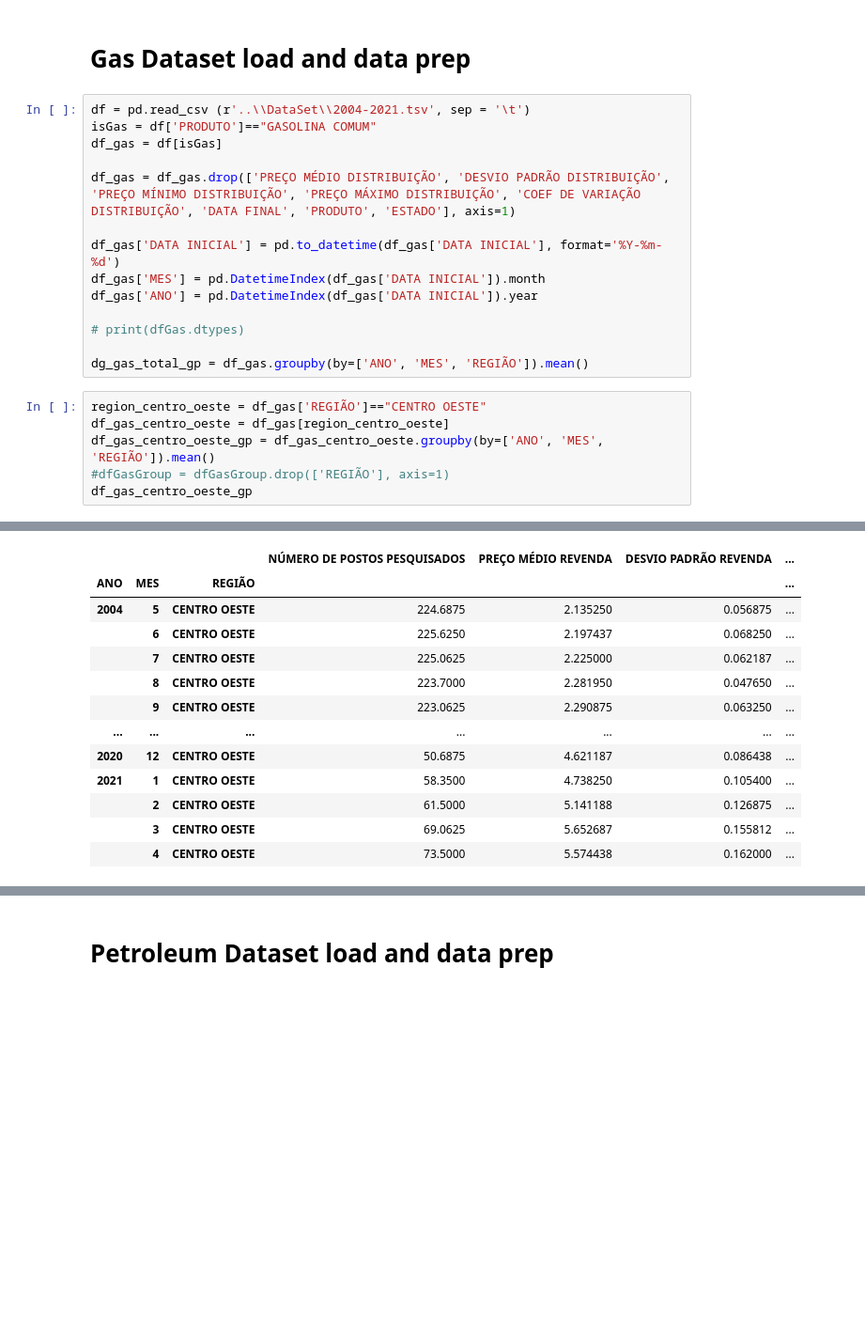
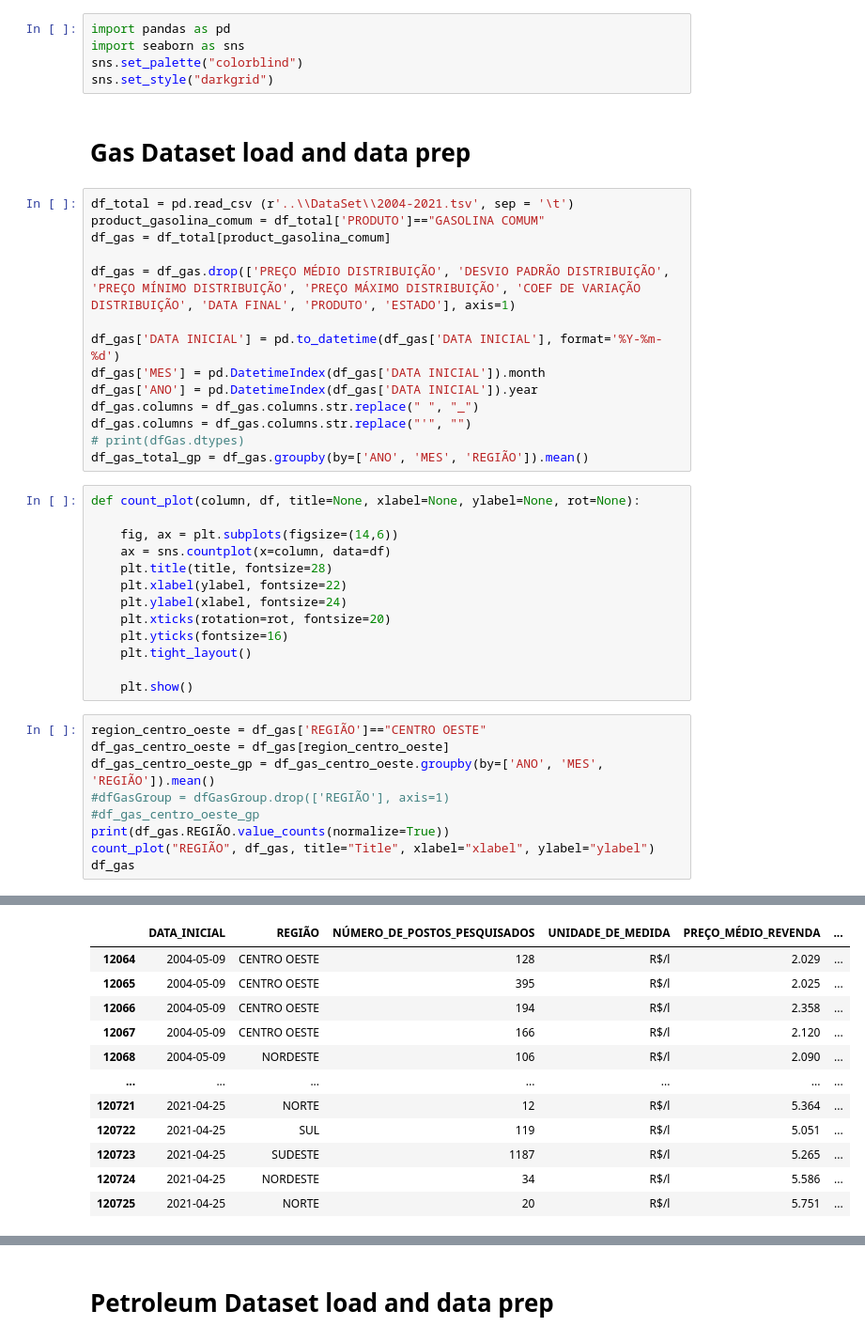
Before and after one commit to oliveira-chr/Gasolina-Petroleo-Dataset, a Jupyter notebook: jupiter/project.ipynb, the cells around one changed output, grey strips where cells are left out. Shown: that part at 94% size. Drawn from its saved outputs; the diff is of its cells as text; blank space fills up the shorter version.

```diff
--- a/jupiter/project.ipynb
+++ b/jupiter/project.ipynb
@@ -3,23 +1,44 @@ import pandas as pd
+# %%
+import pandas as pd
+import seaborn as sns
+sns.set_palette("colorblind")
+sns.set_style("darkgrid")
 # %% [markdown]
 # Gas Dataset load and data prep
 # %%
-df = pd.read_csv (r'..\\DataSet\\2004-2021.tsv', sep = '\t')
-isGas = df['PRODUTO']=="GASOLINA COMUM"
-df_gas = df[isGas]
+df_total = pd.read_csv (r'..\\DataSet\\2004-2021.tsv', sep = '\t')
+product_gasolina_comum = df_total['PRODUTO']=="GASOLINA COMUM"
+df_gas = df_total[product_gasolina_comum]
 
 df_gas = df_gas.drop(['PREÇO MÉDIO DISTRIBUIÇÃO', 'DESVIO PADRÃO DISTRIBUIÇÃO', 'PREÇO MÍNIMO DISTRIBUIÇÃO', 'PREÇO MÁXIMO DISTRIBUIÇÃO', 'COEF DE VARIAÇÃO DISTRIBUIÇÃO', 'DATA FINAL', 'PRODUTO', 'ESTADO'], axis=1)
 
 df_gas['DATA INICIAL'] = pd.to_datetime(df_gas['DATA INICIAL'], format='%Y-%m-%d')
 df_gas['MES'] = pd.DatetimeIndex(df_gas['DATA INICIAL']).month
 df_gas['ANO'] = pd.DatetimeIndex(df_gas['DATA INICIAL']).year
-
+df_gas.columns = df_gas.columns.str.replace(" ", "_")
+df_gas.columns = df_gas.columns.str.replace("'", "")
 # print(dfGas.dtypes)
-
-dg_gas_total_gp = df_gas.groupby(by=['ANO', 'MES', 'REGIÃO']).mean()
+df_gas_total_gp = df_gas.groupby(by=['ANO', 'MES', 'REGIÃO']).mean()
+# %%
+def count_plot(column, df, title=None, xlabel=None, ylabel=None, rot=None):
+
+    fig, ax = plt.subplots(figsize=(14,6))
+    ax = sns.countplot(x=column, data=df)
+    plt.title(title, fontsize=28)
+    plt.xlabel(ylabel, fontsize=22)
+    plt.ylabel(xlabel, fontsize=24)
+    plt.xticks(rotation=rot, fontsize=20)
+    plt.yticks(fontsize=16)
+    plt.tight_layout()
+
+    plt.show()
 # %%
 region_centro_oeste = df_gas['REGIÃO']=="CENTRO OESTE"
 df_gas_centro_oeste = df_gas[region_centro_oeste]
 df_gas_centro_oeste_gp = df_gas_centro_oeste.groupby(by=['ANO', 'MES', 'REGIÃO']).mean()
 #dfGasGroup = dfGasGroup.drop(['REGIÃO'], axis=1)
-df_gas_centro_oeste_gp
+#df_gas_centro_oeste_gp
+print(df_gas.REGIÃO.value_counts(normalize=True))
+count_plot("REGIÃO", df_gas, title="Title", xlabel="xlabel", ylabel="ylabel")
+df_gas
 # %% [output]
@@ -26,13 +52,12 @@ df_gas_centro_oeste_gp
-|  |  |  | NÚMERO DE POSTOS PESQUISADOS | PREÇO MÉDIO REVENDA | DESVIO PADRÃO REVENDA | ... |
-| ANO | MES | REGIÃO |  |  |  | ... |
-| 2004 | 5 | CENTRO OESTE | 224.6875 | 2.135250 | 0.056875 | ... |
-|  | 6 | CENTRO OESTE | 225.6250 | 2.197437 | 0.068250 | ... |
-|  | 7 | CENTRO OESTE | 225.0625 | 2.225000 | 0.062187 | ... |
-|  | 8 | CENTRO OESTE | 223.7000 | 2.281950 | 0.047650 | ... |
-|  | 9 | CENTRO OESTE | 223.0625 | 2.290875 | 0.063250 | ... |
+|  | DATA_INICIAL | REGIÃO | NÚMERO_DE_POSTOS_PESQUISADOS | UNIDADE_DE_MEDIDA | PREÇO_MÉDIO_REVENDA | ... |
+| 12064 | 2004-05-09 | CENTRO OESTE | 128 | R$/l | 2.029 | ... |
+| 12065 | 2004-05-09 | CENTRO OESTE | 395 | R$/l | 2.025 | ... |
+| 12066 | 2004-05-09 | CENTRO OESTE | 194 | R$/l | 2.358 | ... |
+| 12067 | 2004-05-09 | CENTRO OESTE | 166 | R$/l | 2.120 | ... |
+| 12068 | 2004-05-09 | NORDESTE | 106 | R$/l | 2.090 | ... |
 | ... | ... | ... | ... | ... | ... | ... |
-| 2020 | 12 | CENTRO OESTE | 50.6875 | 4.621187 | 0.086438 | ... |
-| 2021 | 1 | CENTRO OESTE | 58.3500 | 4.738250 | 0.105400 | ... |
-|  | 2 | CENTRO OESTE | 61.5000 | 5.141188 | 0.126875 | ... |
-|  | 3 | CENTRO OESTE | 69.0625 | 5.652687 | 0.155812 | ... |
-|  | 4 | CENTRO OESTE | 73.5000 | 5.574438 | 0.162000 | ... |
+| 120721 | 2021-04-25 | NORTE | 12 | R$/l | 5.364 | ... |
+| 120722 | 2021-04-25 | SUL | 119 | R$/l | 5.051 | ... |
+| 120723 | 2021-04-25 | SUDESTE | 1187 | R$/l | 5.265 | ... |
+| 120724 | 2021-04-25 | NORDESTE | 34 | R$/l | 5.586 | ... |
+| 120725 | 2021-04-25 | NORTE | 20 | R$/l | 5.751 | ... |
```
Also changed, not shown: parts of 15 cells of this notebook.
